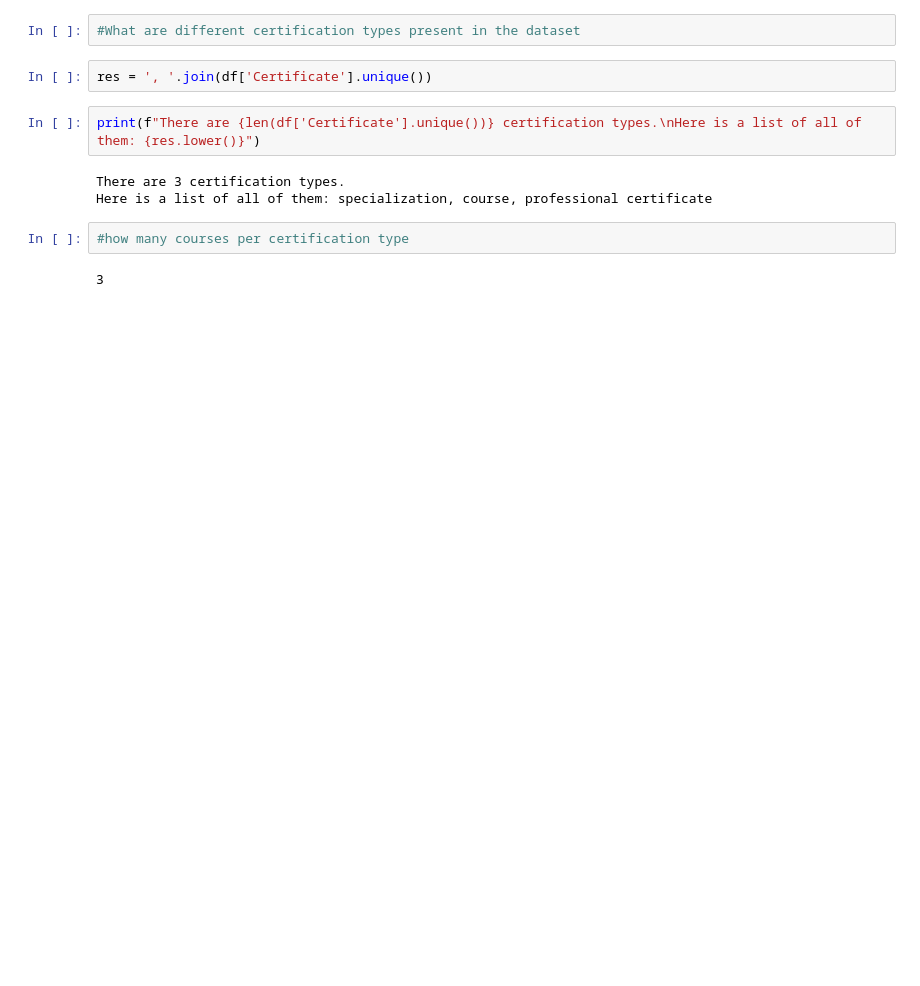
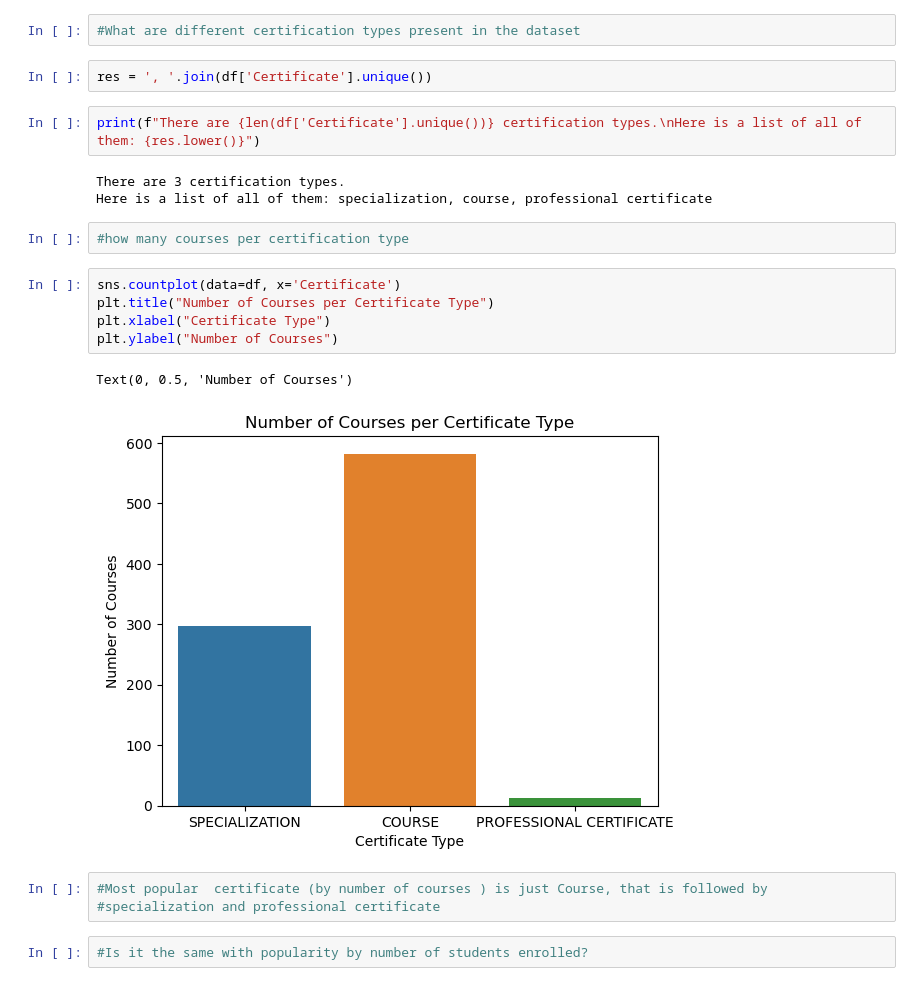
Before and after one commit to SofiiaGryn/Data-Visualization-using-Coursera-Dataset, a Jupyter notebook: Sprint 4 project.ipynb, the cells around one changed output. Drawn from its saved outputs; the diff is of its cells as text; blank space fills up the shorter version.

Commit message:
Started plotting, approximately half is done

```diff
--- a/Sprint 4 project.ipynb
+++ b/Sprint 4 project.ipynb
@@ -228,5 +230,15 @@ Here is a list of all of them: specialization, course, professional certificate
 # %%
 #how many courses per certification type
 # %%
+sns.countplot(data=df, x='Certificate')
+plt.title("Number of Courses per Certificate Type")
+plt.xlabel("Certificate Type")
+plt.ylabel("Number of Courses")
 # %% [output]
-3
+Text(0, 0.5, 'Number of Courses')
+[figure, added]
+# %%
+#Most popular  certificate (by number of courses ) is just Course, that is followed by
+#specialization and professional certificate
+# %%
+#Is it the same with popularity by number of students enrolled?
```
Also changed, not shown: parts of 31 cells of this notebook.
